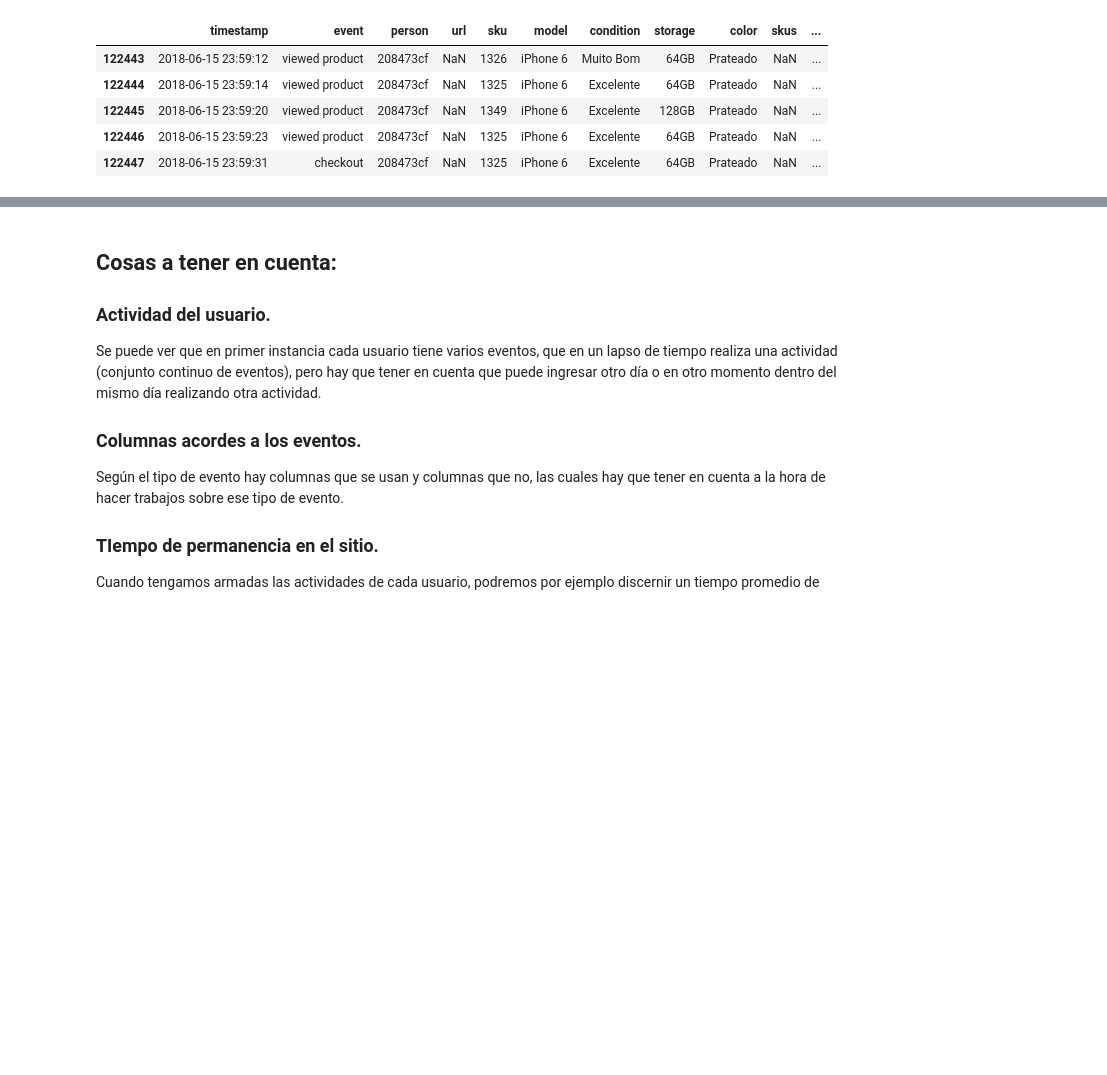
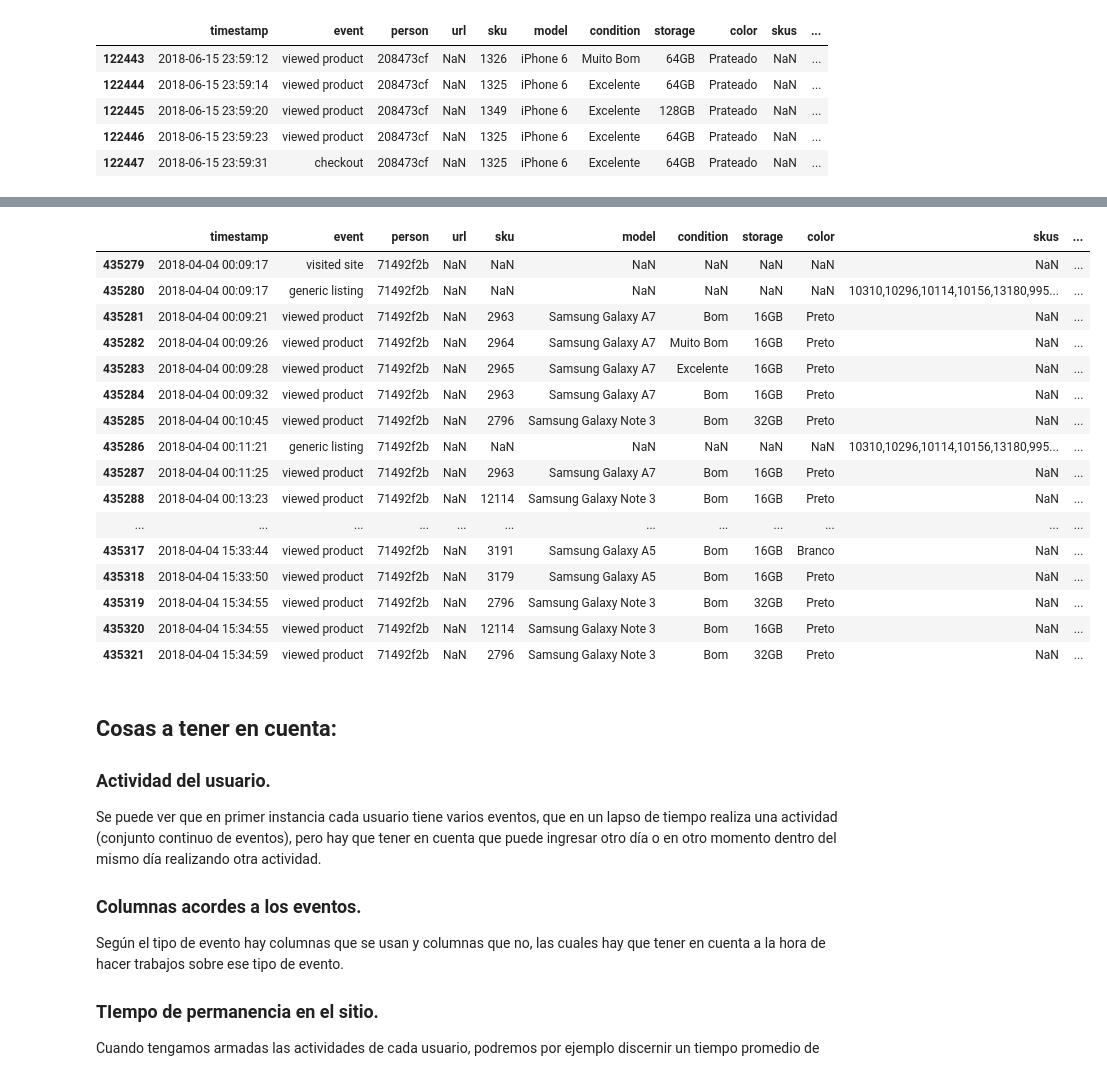
Before and after one commit to asilvestri2020/7506_2C2018, a Jupyter notebook: TP1/Borrador_TP1.ipynb, the cells around one changed output, grey strips where cells are left out. Cells and saved outputs as stored; diff of their text form; code cells hidden in the pictures; blank space fills up the shorter version.

```diff
--- a/TP1/Borrador_TP1.ipynb
+++ b/TP1/Borrador_TP1.ipynb
@@ -233,0 +341,5 @@ eventos['timestamp'] = pd.to_datetime(eventos['timestamp'], infer_datetime_forma
+# %%
+
+## SOLO NOS QUEDAMOS CON AQUELLAS FILAS QUE TIENEN VALOR.
+granusuario = vendidos.loc[eventos['vendidos'] == '71492f2b']
+granusuario.sort_values(by=['timestamp'], ascending=True).head()
@@ -234,3 +353,26 @@ eventos['timestamp'] = pd.to_datetime(eventos['timestamp'], infer_datetime_forma
+# %%
+granusuario['mes'] = granusuario['timestamp'].dt.month
+granusuario['dia'] = granusuario['timestamp'].dt.day
+# %%
+granusuario.loc[(granusuario['mes'] == 4) & (granusuario['dia'] == 4)]
+# %% [output]
+|  | timestamp | event | person | url | sku | model | condition | storage | color | skus | ... |
+| 435279 | 2018-04-04 00:09:17 | visited site | 71492f2b | NaN | NaN | NaN | NaN | NaN | NaN | NaN | ... |
+| 435280 | 2018-04-04 00:09:17 | generic listing | 71492f2b | NaN | NaN | NaN | NaN | NaN | NaN | 10310,10296,10114,10156,13180,995... | ... |
+| 435281 | 2018-04-04 00:09:21 | viewed product | 71492f2b | NaN | 2963 | Samsung Galaxy A7 | Bom | 16GB | Preto | NaN | ... |
+| 435282 | 2018-04-04 00:09:26 | viewed product | 71492f2b | NaN | 2964 | Samsung Galaxy A7 | Muito Bom | 16GB | Preto | NaN | ... |
+| 435283 | 2018-04-04 00:09:28 | viewed product | 71492f2b | NaN | 2965 | Samsung Galaxy A7 | Excelente | 16GB | Preto | NaN | ... |
+| 435284 | 2018-04-04 00:09:32 | viewed product | 71492f2b | NaN | 2963 | Samsung Galaxy A7 | Bom | 16GB | Preto | NaN | ... |
+| 435285 | 2018-04-04 00:10:45 | viewed product | 71492f2b | NaN | 2796 | Samsung Galaxy Note 3 | Bom | 32GB | Preto | NaN | ... |
+| 435286 | 2018-04-04 00:11:21 | generic listing | 71492f2b | NaN | NaN | NaN | NaN | NaN | NaN | 10310,10296,10114,10156,13180,995... | ... |
+| 435287 | 2018-04-04 00:11:25 | viewed product | 71492f2b | NaN | 2963 | Samsung Galaxy A7 | Bom | 16GB | Preto | NaN | ... |
+| 435288 | 2018-04-04 00:13:23 | viewed product | 71492f2b | NaN | 12114 | Samsung Galaxy Note 3 | Bom | 16GB | Preto | NaN | ... |
+| ... | ... | ... | ... | ... | ... | ... | ... | ... | ... | ... | ... |
+| 435317 | 2018-04-04 15:33:44 | viewed product | 71492f2b | NaN | 3191 | Samsung Galaxy A5 | Bom | 16GB | Branco | NaN | ... |
+| 435318 | 2018-04-04 15:33:50 | viewed product | 71492f2b | NaN | 3179 | Samsung Galaxy A5 | Bom | 16GB | Preto | NaN | ... |
+| 435319 | 2018-04-04 15:34:55 | viewed product | 71492f2b | NaN | 2796 | Samsung Galaxy Note 3 | Bom | 32GB | Preto | NaN | ... |
+| 435320 | 2018-04-04 15:34:55 | viewed product | 71492f2b | NaN | 12114 | Samsung Galaxy Note 3 | Bom | 16GB | Preto | NaN | ... |
+| 435321 | 2018-04-04 15:34:59 | viewed product | 71492f2b | NaN | 2796 | Samsung Galaxy Note 3 | Bom | 32GB | Preto | NaN | ... |
 # %% [markdown]
 ## Cosas a tener en cuenta:
 
```
Also changed, not shown: parts of 11 cells of this notebook, 1 other file.
